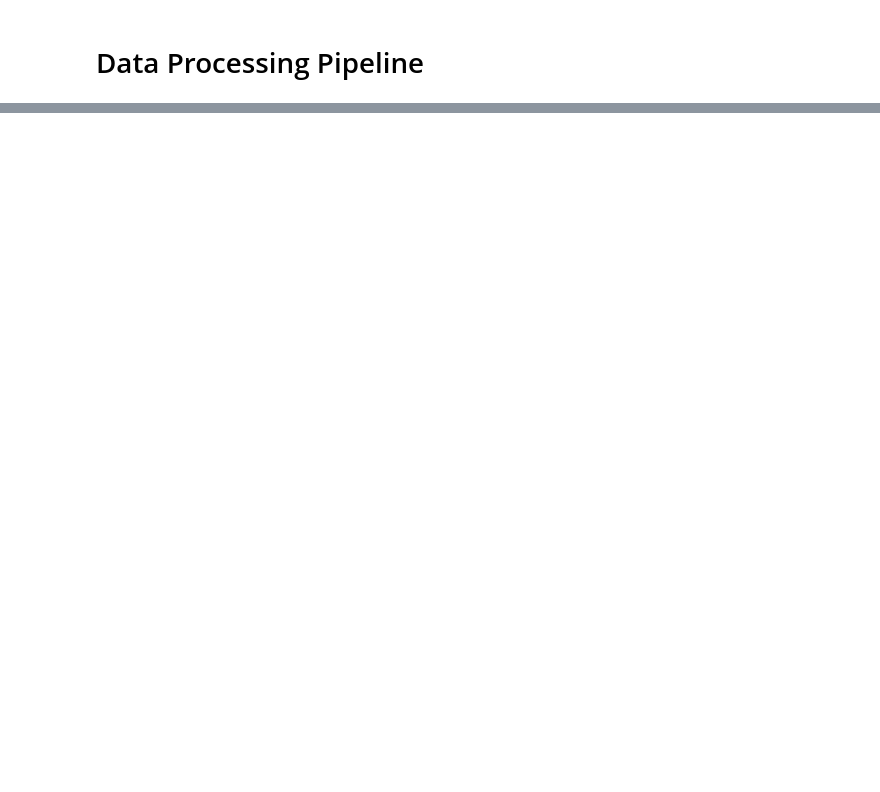
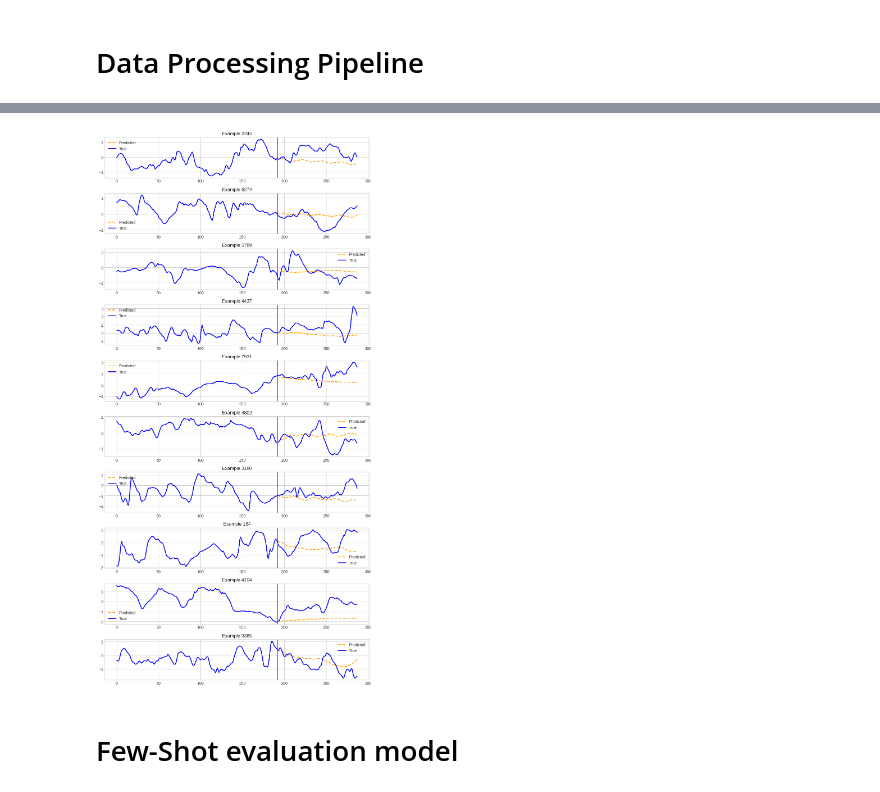
Before and after one commit to aaron-v19/mlprojects, a Jupyter notebook: Beatrice_ttm.ipynb, the cells around one changed output, grey strips where cells are left out. Drawn from its saved outputs; the diff is of its cells as text; code cells hidden in the pictures; blank space fills up the shorter version.

```diff
--- a/Beatrice_ttm.ipynb
+++ b/Beatrice_ttm.ipynb
@@ -191,7 +204,7 @@ from tsfm_public.toolkit.time_series_preprocessor import TimeSeriesPreprocessor
 dataset_path = DATA_ROOT_PATH
 timestamp_column = "time"
 id_columns = []
-target_columns = ["HUFL", "HULL", "MUFL", "MULL", "LUFL", "LULL", "OT"]
+target_columns = 'Power'
 split_config = {
                 "train": [0, 12 * 30 * 24 * 4],
                 "valid": [12 * 30 * 24 * 4, 12 * 30 * 24 * 4 + 4 * 30 * 24 * 4],
@@ -202,16 +215,20 @@ split_config = {
             }
 # Understanding the split config -- slides
 
-data = pd.read_csv(
-    dataset_path,
-    parse_dates=[timestamp_column],
-)
+#data = pd.read_csv(dataset_path,parse_dates=[timestamp_column],)
 
 column_specifiers = {
     "timestamp_column": timestamp_column,
     "id_columns": id_columns,
     "target_columns": target_columns,
-    "control_columns": [],
+    "control_columns": [
+        'u100',
+        'v100',
+        'fsr',
+        'Windspeed',
+        'Scaled_Windspeed_(at_90m)',
+        'Wind_Direction'
+    ],
 }
 
 tsp = TimeSeriesPreprocessor(
@@ -229,0 +271,3 @@ print(f"Data lengths: train = {len(train_dataset)}, val = {len(valid_dataset)},
+# %%
+zeroshot_model = TinyTimeMixerForPrediction.from_pretrained("ibm/TTM", revision=TTM_MODEL_REVISION)
+zeroshot_model
@@ -229,0 +297,10 @@ print(f"Data lengths: train = {len(train_dataset)}, val = {len(valid_dataset)},
+# %%
+temp_dir = tempfile.mkdtemp()
+# zeroshot_trainer
+zeroshot_trainer = Trainer(
+    model=zeroshot_model,
+    args=TrainingArguments(
+        output_dir=temp_dir,
+        per_device_eval_batch_size=64,
+    )
+)
@@ -229,0 +333,14 @@ print(f"Data lengths: train = {len(train_dataset)}, val = {len(valid_dataset)},
+# %%
+# plot
+from tsfm_public.toolkit.visualization import plot_predictions
+plot_predictions(
+    model=zeroshot_trainer.model,
+    dset=test_dataset,
+    plot_dir=os.path.join(OUT_DIR, target_dataset),
+    plot_prefix="test_zeroshot",
+    channel=0,
+)
+# %% [output]
+[figure, added]
+# %% [markdown]
+# Few-Shot evaluation model
```
Also changed, not shown: parts of 22 cells of this notebook.
